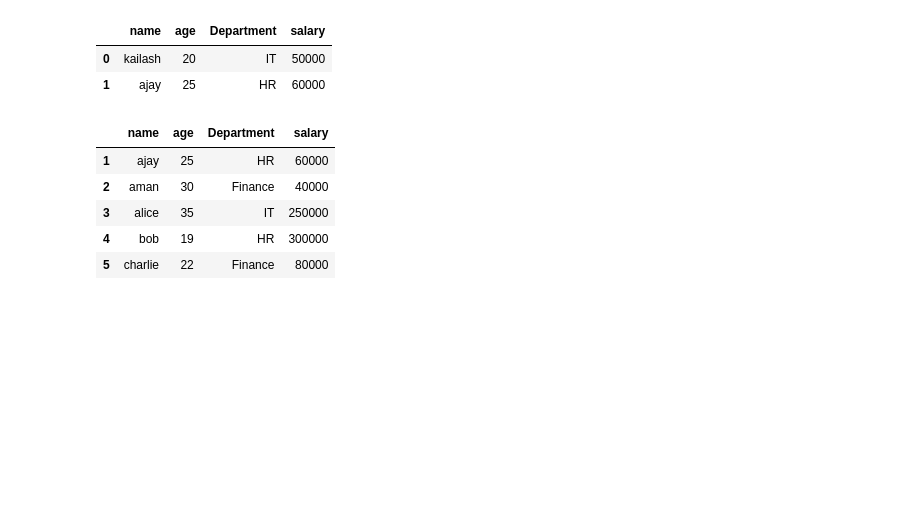
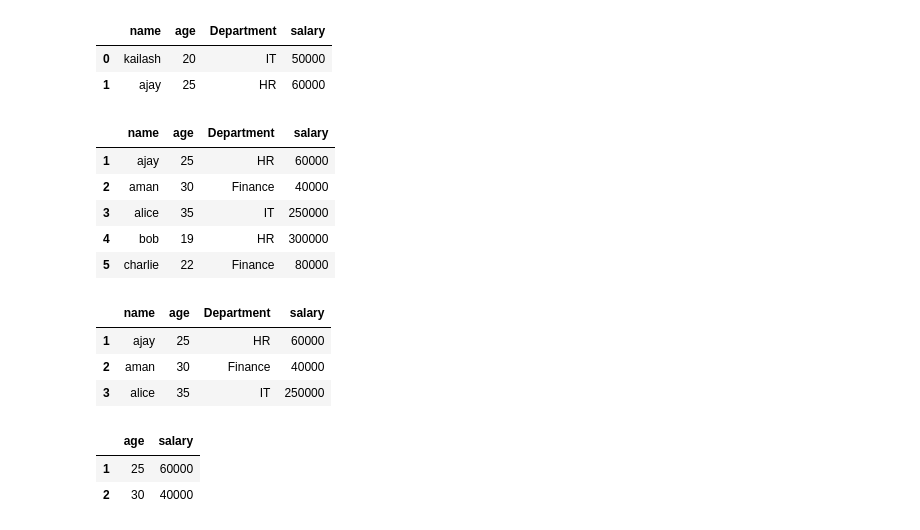
Before and after one commit to kailashchaudhary-p/Data-Science-Learning, a Jupyter notebook: Pandas/chapter 1/Untitled.ipynb, the cells around one changed output. Saved outputs shown, nothing was run; the diff lists cells and outputs as text; code cells hidden in the pictures; blank space fills up the shorter version.

```diff
--- a/Pandas/chapter 1/Untitled.ipynb
+++ b/Pandas/chapter 1/Untitled.ipynb
@@ -163,3 +163,17 @@ df.tail(5)
 | 5 | charlie | 22 | Finance | 80000 |
 # %%
 #loc&iloc in df
+# %%
+df.loc[1:3]
+# %% [output]
+|  | name | age | Department | salary |
+| 1 | ajay | 25 | HR | 60000 |
+| 2 | aman | 30 | Finance | 40000 |
+| 3 | alice | 35 | IT | 250000 |
+# %%
+df.iloc[1:3,[1,3
+             ]]
+# %% [output]
+|  | age | salary |
+| 1 | 25 | 60000 |
+| 2 | 30 | 40000 |
```
Also changed, not shown: parts of 5 cells of this notebook.
